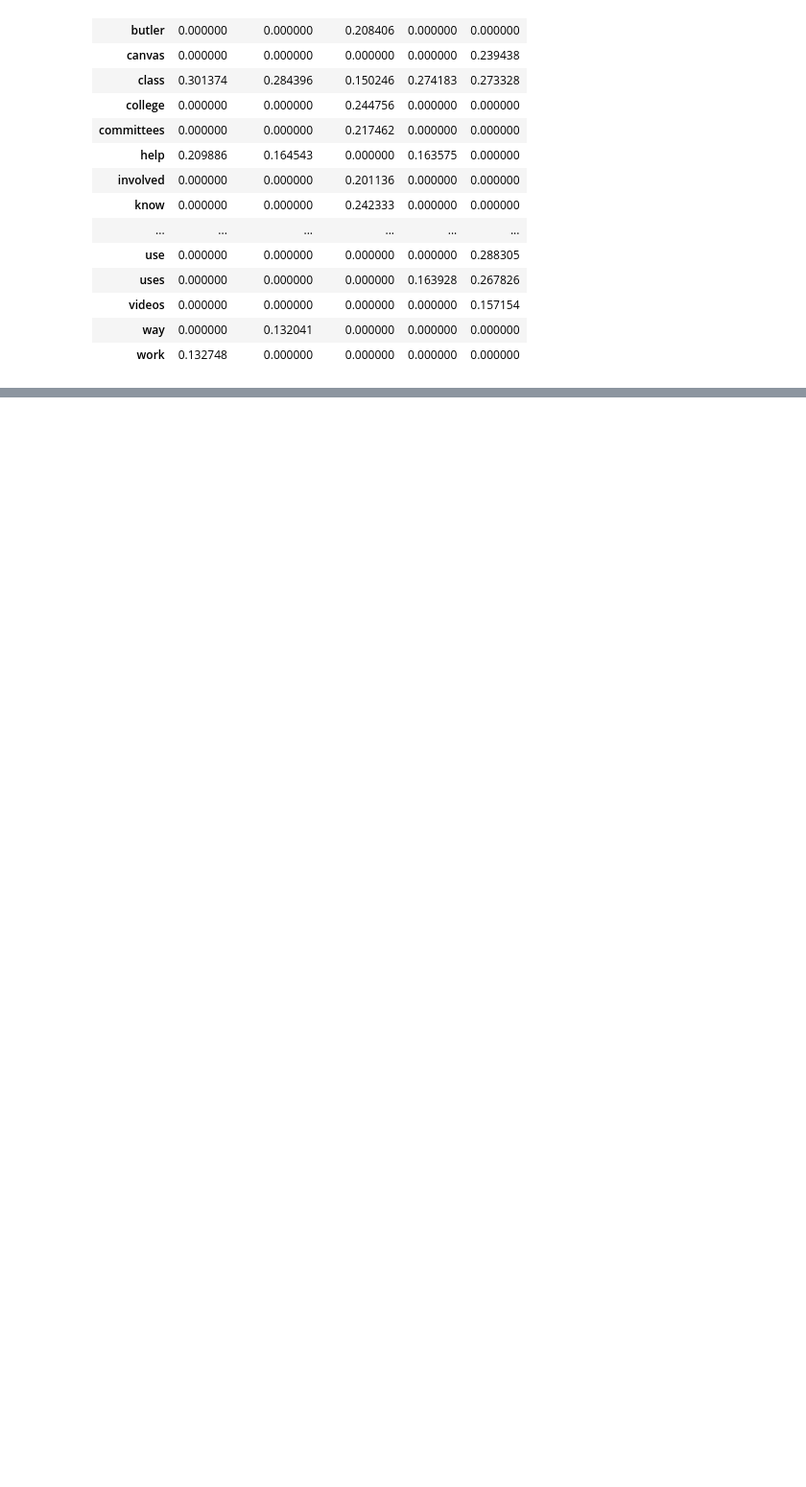
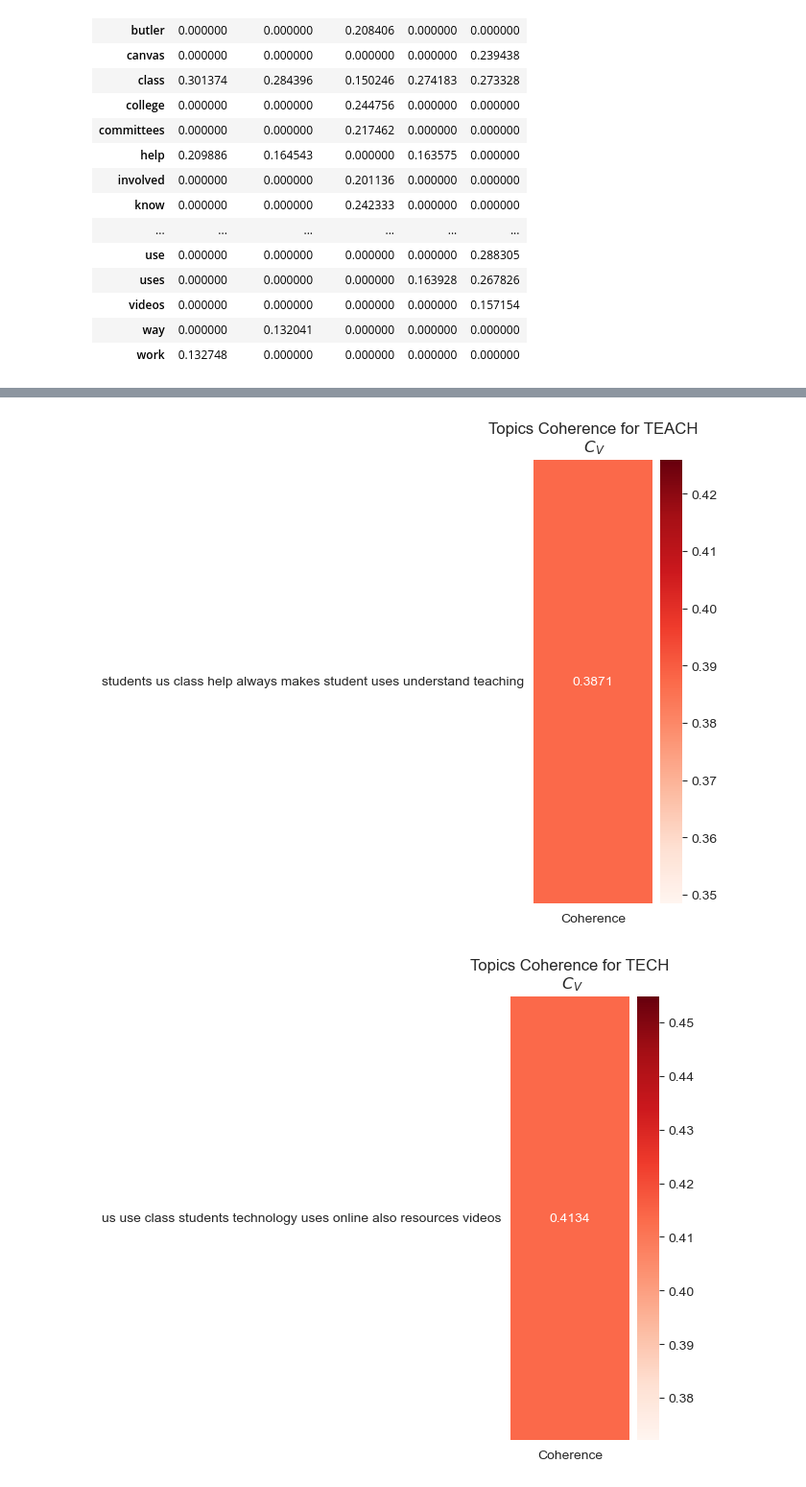
Before and after one commit to amslemp/Machine_Learning, a Jupyter notebook: Analysis of Responses (NLP)/Teaching Excellence Award Analysis.ipynb, the cells around one changed output, grey strips where cells are left out. Shown at 96% size. Saved outputs shown, nothing was run; the diff lists cells and outputs as text; code cells hidden in the pictures; blank space fills up the shorter version.

```diff
--- a/Analysis of Responses (NLP)/Teaching Excellence Award Analysis.ipynb
+++ b/Analysis of Responses (NLP)/Teaching Excellence Award Analysis.ipynb
@@ -1130,0 +1110,39 @@ Finally, LEADERSHIP delivered what we expected, six different topics before it r
+# %%
+# Make list of optimal number of topics to maximize coherency score in
+# each question category
+topic_num = [1, 1, 5, 2, 6]
+
+for i in range(0, 5, 1):
+
+    # Store the words within each topic in 'topics' and the coherence score per topic in
+    # coherence_per_topic
+    _, _, topics, coherence_per_topic = coherence_model(string_resp, 'processed_value', 'question_cat', award_cats[i], topic_num[i])
+
+    # Concatenate the words in each topic
+    topics_str = [' '.join(t) for t in topics]
+
+    # Make a dataframe with the topics and the coherency score for each topic in
+    # each category
+    data_topic_score = (pd.DataFrame(data = zip(topics_str, coherence_per_topic),
+                                     columns = ['Topic', 'Coherence'])
+                          .set_index('Topic')
+                       )
+
+    # Set up plot area
+    fig, ax = plt.subplots(figsize = (2, 6))
+    ax.set_title(f'Topics Coherence for {award_cats[i]}\n $C_V$')
+    sns.heatmap(data = data_topic_score,
+                annot = True,
+                square = False,
+                cmap = 'Reds',
+                fmt = '.4f',
+                linecolor = 'black',
+                ax = ax)
+
+    plt.yticks(rotation = 0)
+    ax.set_xlabel('')
+    ax.set_ylabel('')
+    fig.show()
+# %% [output]
+[figure, added]
+[figure, added]
```
Also changed, not shown: parts of 20 cells of this notebook.
